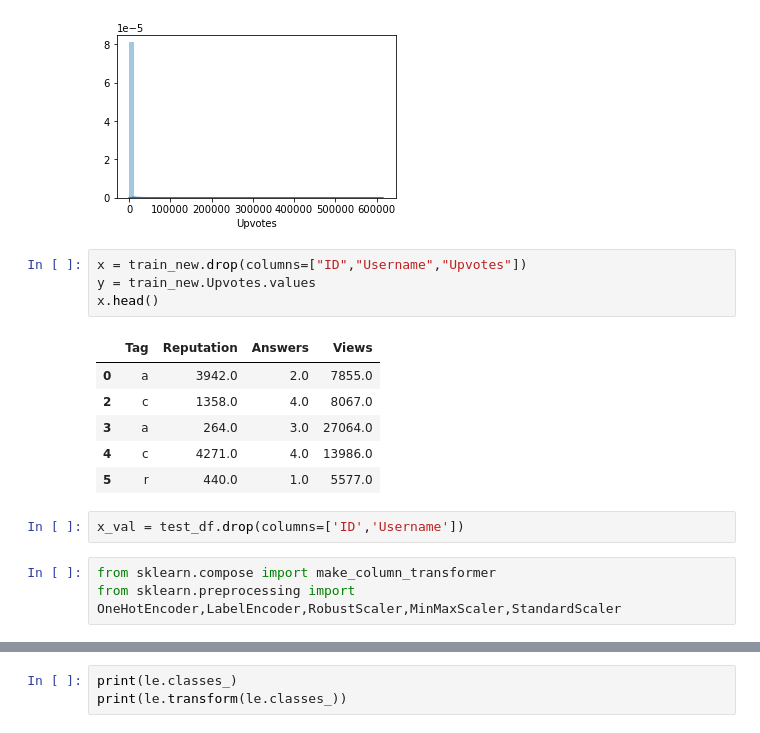
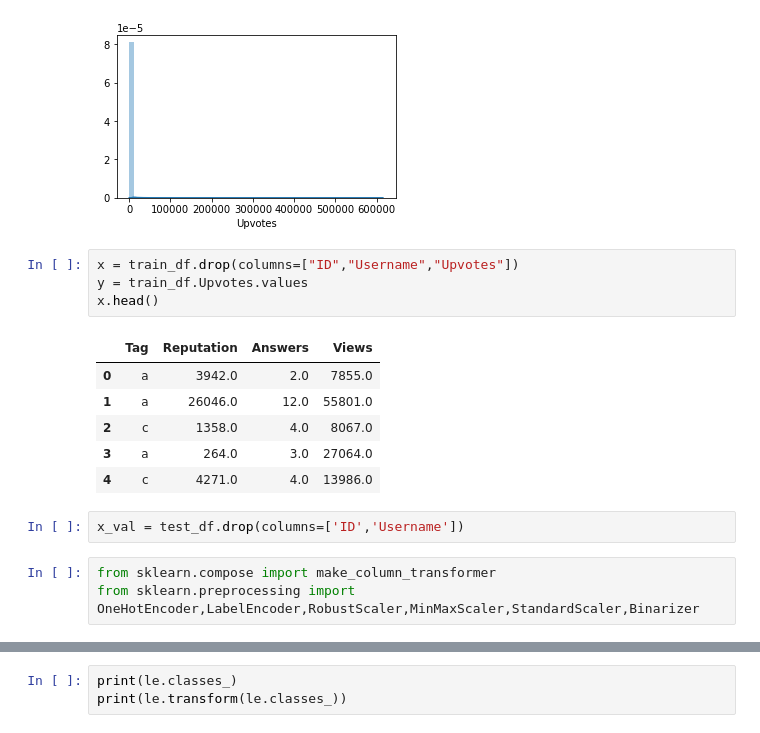
Before and after one commit to thatdanish/Reddit-Post-Reach-Analysis, a Jupyter notebook: post_reach.ipynb, the cells around one changed output, grey strips where cells are left out. Cells and saved outputs as stored; diff of their text form.

```diff
--- a/post_reach.ipynb
+++ b/post_reach.ipynb
@@ -54,18 +42,18 @@ sns.distplot(train_df['Upvotes'])
 <matplotlib.axes._subplots.AxesSubplot at 0x...>
 [figure]
 # %%
-x = train_new.drop(columns=["ID","Username","Upvotes"])
-y = train_new.Upvotes.values
+x = train_df.drop(columns=["ID","Username","Upvotes"])
+y = train_df.Upvotes.values
 x.head()
 # %% [output]
 |  | Tag | Reputation | Answers | Views |
 | 0 | a | 3942.0 | 2.0 | 7855.0 |
+| 1 | a | 26046.0 | 12.0 | 55801.0 |
 | 2 | c | 1358.0 | 4.0 | 8067.0 |
 | 3 | a | 264.0 | 3.0 | 27064.0 |
 | 4 | c | 4271.0 | 4.0 | 13986.0 |
-| 5 | r | 440.0 | 1.0 | 5577.0 |
 # %%
 x_val = test_df.drop(columns=['ID','Username'])
 # %%
 from sklearn.compose import make_column_transformer
-from sklearn.preprocessing import OneHotEncoder,LabelEncoder,RobustScaler,MinMaxScaler,StandardScaler
+from sklearn.preprocessing import OneHotEncoder,LabelEncoder,RobustScaler,MinMaxScaler,StandardScaler,Binarizer
```
Also changed, not shown: parts of 25 cells of this notebook, 4 other files.
